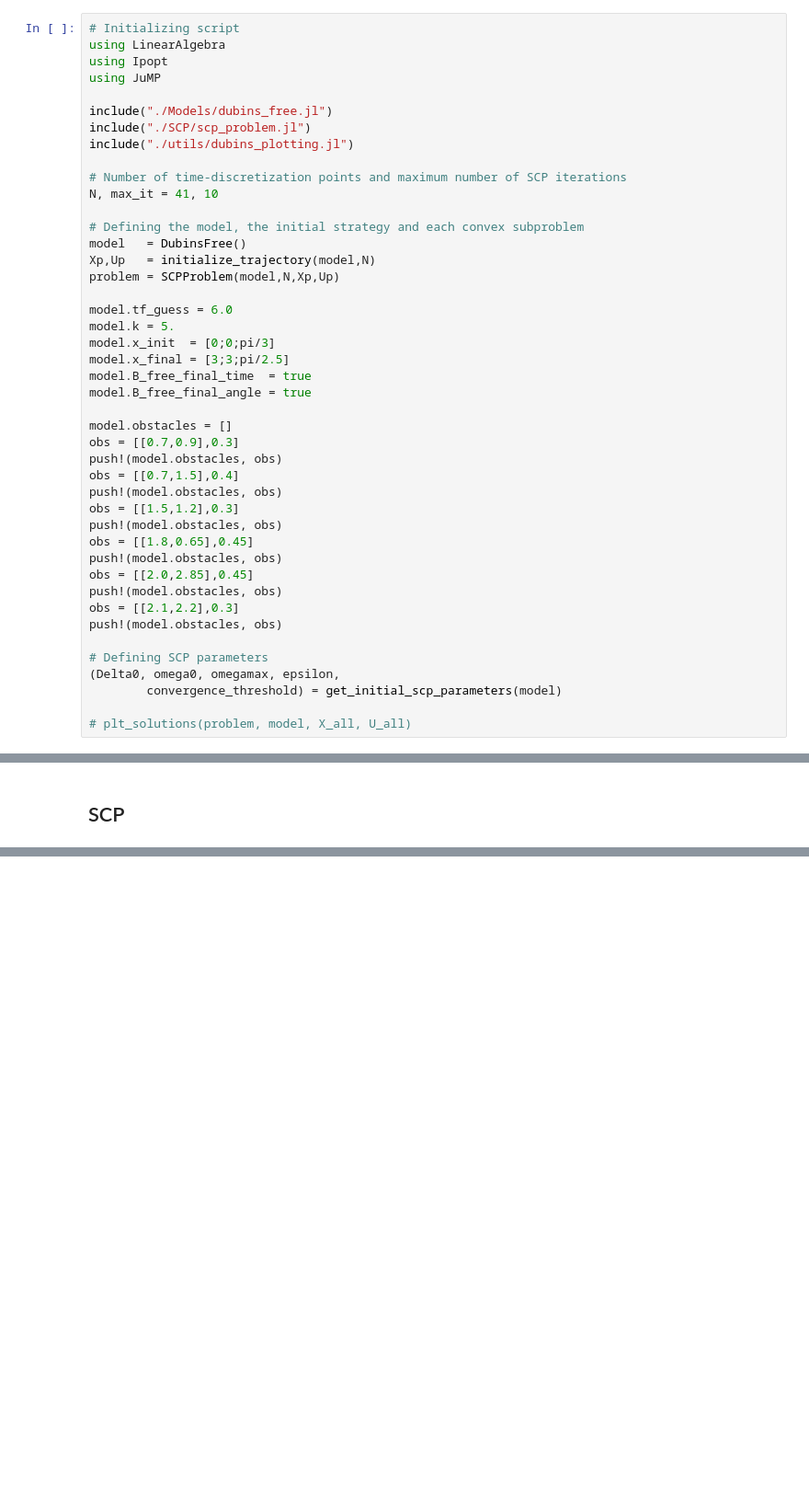
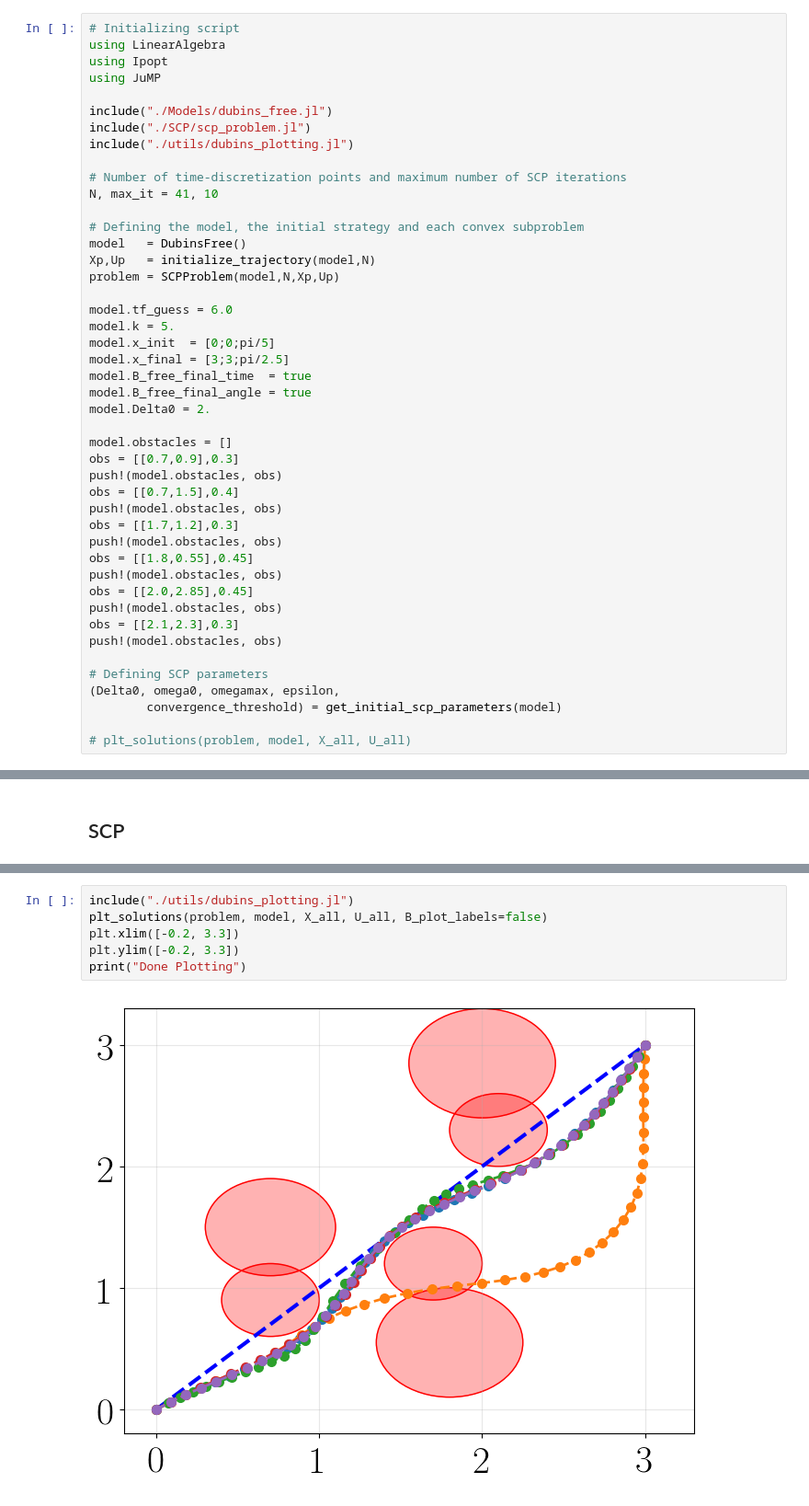
Before and after one commit to StanfordASL/jlSCP, a Jupyter notebook: dubins_free.ipynb, the cells around one changed output, grey strips where cells are left out. Shown at 92% size. Cells and saved outputs as stored; diff of their text form; blank space fills up the shorter version.

```diff
--- a/dubins_free.ipynb
+++ b/dubins_free.ipynb
@@ -30,23 +30,24 @@ problem = SCPProblem(model,N,Xp,Up)
 
 model.tf_guess = 6.0
 model.k = 5.
-model.x_init  = [0;0;pi/3]
+model.x_init  = [0;0;pi/5]
 model.x_final = [3;3;pi/2.5]
 model.B_free_final_time  = true
 model.B_free_final_angle = true
+model.Delta0 = 2.
 
 model.obstacles = []
 obs = [[0.7,0.9],0.3]
 push!(model.obstacles, obs)
 obs = [[0.7,1.5],0.4]
 push!(model.obstacles, obs)
-obs = [[1.5,1.2],0.3]
+obs = [[1.7,1.2],0.3]
 push!(model.obstacles, obs)
-obs = [[1.8,0.65],0.45]
+obs = [[1.8,0.55],0.45]
 push!(model.obstacles, obs)
 obs = [[2.0,2.85],0.45]
 push!(model.obstacles, obs)
-obs = [[2.1,2.2],0.3]
+obs = [[2.1,2.3],0.3]
 push!(model.obstacles, obs)
 
 # Defining SCP parameters
@@ -138,0 +140,8 @@ Done Plotting
+# %%
+include("./utils/dubins_plotting.jl")
+plt_solutions(problem, model, X_all, U_all, B_plot_labels=false)
+plt.xlim([-0.2, 3.3])
+plt.ylim([-0.2, 3.3])
+print("Done Plotting")
+# %% [output]
+[figure, added]
```
Also changed, not shown: parts of 9 cells of this notebook, 12 other files.
